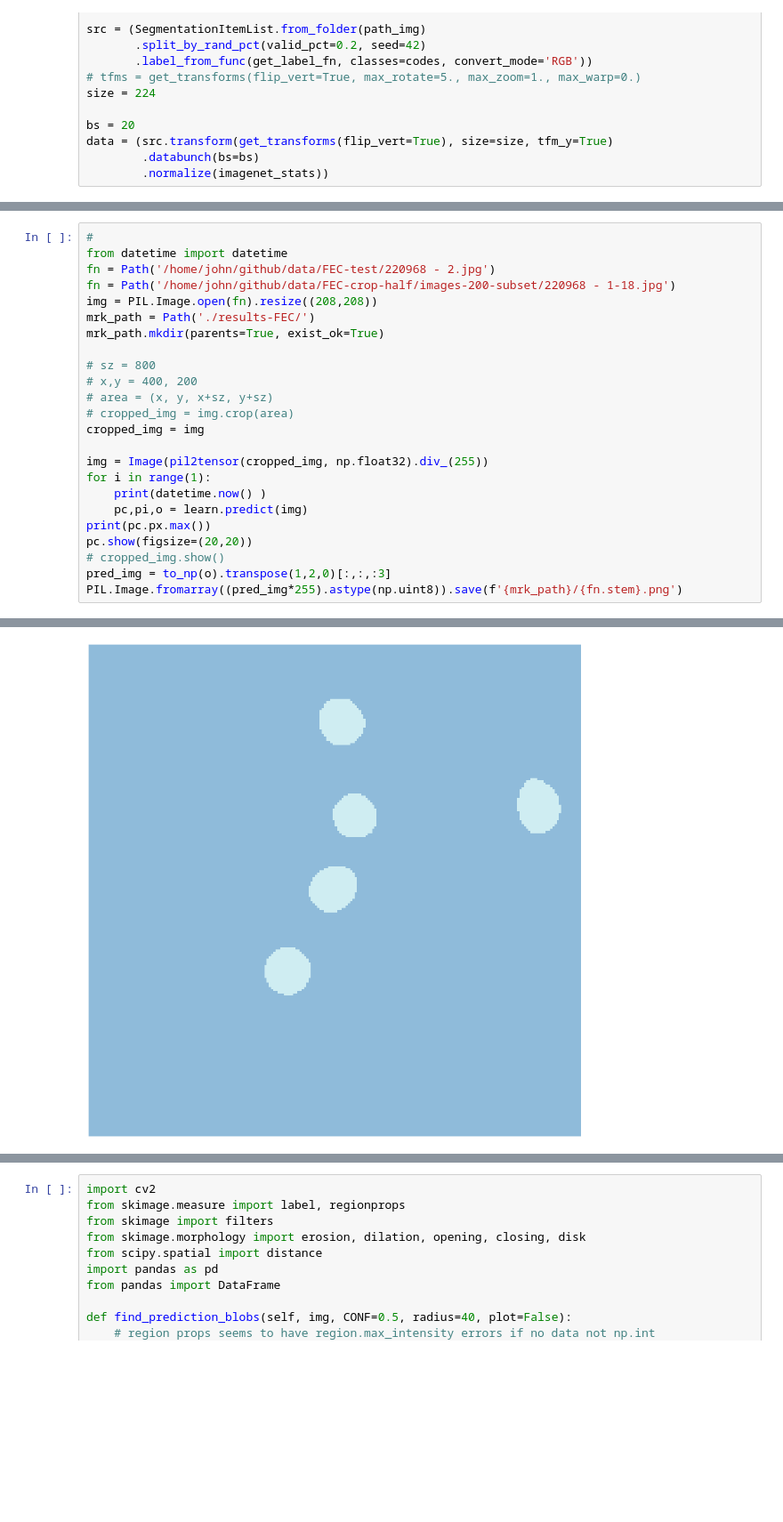
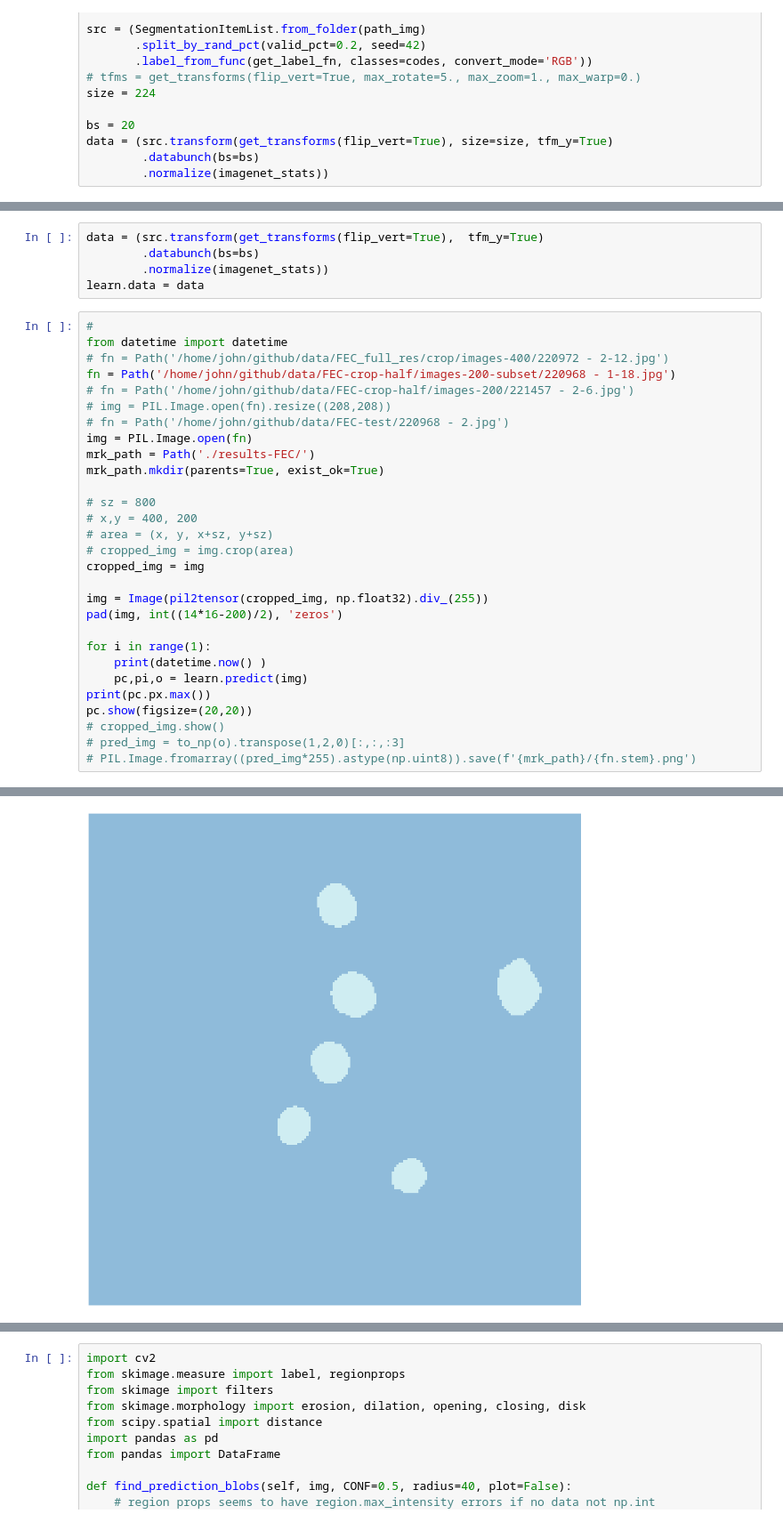
Before and after one commit to johnnewto/EdgeNets, a Jupyter notebook: jn_nb_FEC-egdenet.ipynb, the cells around one changed output, grey strips where cells are left out. Shown at 89% size. Saved outputs shown, nothing was run; the diff lists cells and outputs as text; blank space fills up the shorter version.

```diff
--- a/jn_nb_FEC-egdenet.ipynb
+++ b/jn_nb_FEC-egdenet.ipynb
@@ -253,9 +308,17 @@ learn.show_results(rows=2, figsize=(10,10), ds_type=DatasetType.Valid)
+# %%
+data = (src.transform(get_transforms(flip_vert=True),  tfm_y=True)
+        .databunch(bs=bs)
+        .normalize(imagenet_stats))
+learn.data = data
 # %%
 #
 from datetime import datetime
-fn = Path('/home/john/github/data/FEC-test/220968 - 2.jpg')
+# fn = Path('/home/john/github/data/FEC_full_res/crop/images-400/220972 - 2-12.jpg')
 fn = Path('/home/john/github/data/FEC-crop-half/images-200-subset/220968 - 1-18.jpg')
-img = PIL.Image.open(fn).resize((208,208))
+# fn = Path('/home/john/github/data/FEC-crop-half/images-200/221457 - 2-6.jpg')
+# img = PIL.Image.open(fn).resize((208,208))
+# fn = Path('/home/john/github/data/FEC-test/220968 - 2.jpg')
+img = PIL.Image.open(fn)
 mrk_path = Path('./results-FEC/')
 mrk_path.mkdir(parents=True, exist_ok=True)
 
@@ -266,12 +329,14 @@ mrk_path.mkdir(parents=True, exist_ok=True)
 cropped_img = img
 
 img = Image(pil2tensor(cropped_img, np.float32).div_(255))
+pad(img, int((14*16-200)/2), 'zeros')
+
 for i in range(1):
     print(datetime.now() )
     pc,pi,o = learn.predict(img)
 print(pc.px.max())
 pc.show(figsize=(20,20))
 # cropped_img.show()
-pred_img = to_np(o).transpose(1,2,0)[:,:,:3]
-PIL.Image.fromarray((pred_img*255).astype(np.uint8)).save(f'{mrk_path}/{fn.stem}.png')
+# pred_img = to_np(o).transpose(1,2,0)[:,:,:3]
+# PIL.Image.fromarray((pred_img*255).astype(np.uint8)).save(f'{mrk_path}/{fn.stem}.png')
 # %% [output]
@@ -279,2 +344,2 @@ PIL.Image.fromarray((pred_img*255).astype(np.uint8)).save(f'{mrk_path}/{fn.stem}
 tensor(1)
-[figure, old version]
+[figure, new version]
```
Also changed, not shown: parts of 27 cells of this notebook, 6 other files.
